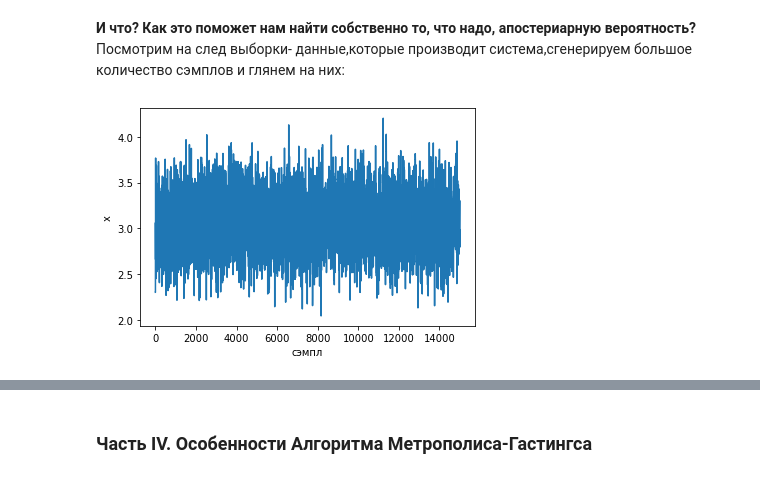
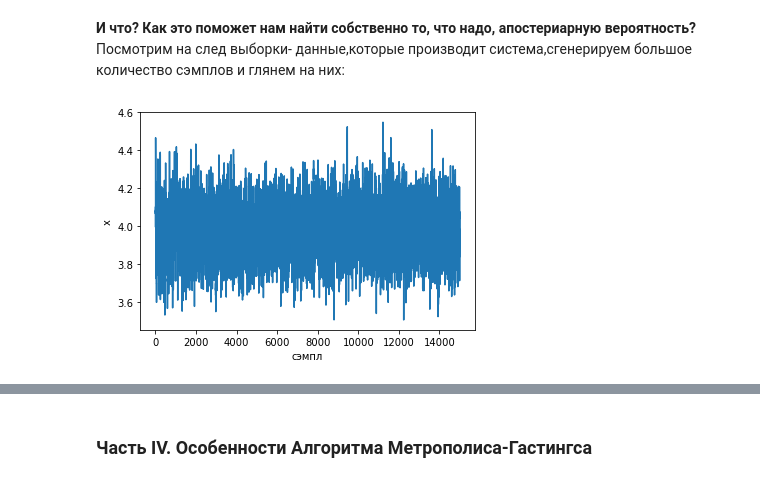
Before and after one commit to HronoSF/MCMC_20, a Jupyter notebook: Metropolis-Hastings-Algorithm.ipynb, the cells around one changed output, grey strips where cells are left out. Saved outputs shown, nothing was run; the diff lists cells and outputs as text; code cells hidden in the pictures.

```diff
--- a/Metropolis-Hastings-Algorithm.ipynb
+++ b/Metropolis-Hastings-Algorithm.ipynb
@@ -80,3 +132,0 @@ from collections import Counter
-# %%
-iris = datasets.load_iris()
-data = pd.DataFrame(data= np.c_[iris['data'], iris['target']], columns= iris['feature_names'] + ['target'])
@@ -153,0 +201,25 @@ def sampler(data, samples=4, x_init=.5, mean=0, std=1, proposal_width=.5, plot=F
+# %%
+def sampler(likelihood_log_function, samples, q_sigma = 0.1, x_init = np.array([0,0])):
+    x_current = x_init
+    posterior, is_accepted = [x_current],[1]
+    np.random.seed(seed=100000)
+    for i in range(samples):
+        # Выбираем место для перехода
+        x_proposal =  x_current + np.random.normal(0 , q_sigma , 2)
+
+        # высчитываем функцию правдоподобия в текущей и предложенной точке - Q
+        likelihood_proposal = likelihood_log_function(x_proposal)
+        likelihood_current = likelihood_log_function(x_current)
+
+        # высчитваем вероятность принятия
+        p_accept = likelihood_proposal - likelihood_current
+        accept = np.exp(p_accept) > np.random.rand()
+
+        if accept:
+            is_accepted.append(1)
+            x_current = x_proposal
+        else:
+            is_accepted.append(0)
+
+        posterior.append(x_current)
+    return np.array(posterior), is_accepted
@@ -153,0 +299,8 @@ def sampler(data, samples=4, x_init=.5, mean=0, std=1, proposal_width=.5, plot=F
+# %%
+aprior_mean = 4.1
+aprior_sigma = 0.5
+mean_sigma = 0.6
+data = np.random.normal( 4.1 , 0.5 ,16)
+# %%
+def likelihood_log_function_aposterior(mu ,sigma):
+    return np.sum(norm.logpdf(data, loc = mu ,scale = sigma))
@@ -239,9 +393,9 @@ sampler(data['sepal width (cm)'], samples=16,x_init=2.6,mean=np.mean(data['sepal
 **И что? Как это поможет нам найти собственно то, что надо, апостериарную вероятность?**<br>
 Посмотрим на след выборки- данные,которые производит система,сгенерируем большое количество сэмплов и глянем на них:
 # %%
-posterior = sampler(data['sepal width (cm)'], samples=15000, x_init=2.3,mean=np.mean(data['sepal width (cm)']) ,std=np.std(data['sepal width (cm)']))
+posterior = sampler(lambda x: likelihood_log_function_aposterior(x, aprior_sigma) , data ,aprior_mean = 4.1 , aprior_sigma = 0.5 , samples = 15000 ,burn_in = 1000, q_sigma = 0.2 , mu_init = 0)
 fig, ax = plt.subplots()
-ax.plot(posterior)
+ax.plot(posterior["posterior"])
 _ = ax.set(xlabel='сэмпл', ylabel='x');
 # %% [output]
-[figure, old version]
+[figure, new version]
```
Also changed, not shown: parts of 57 cells of this notebook, 1 other file.
